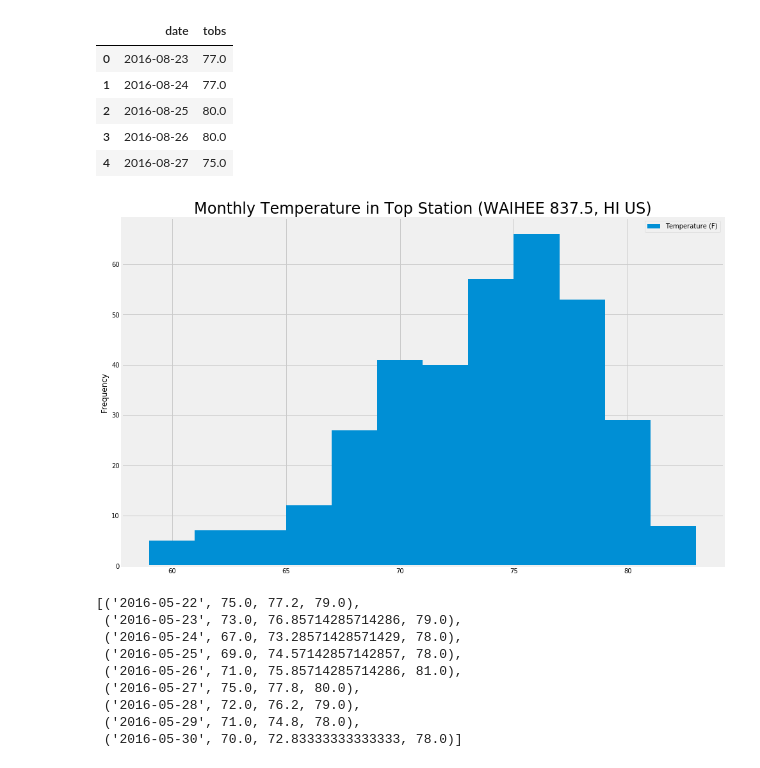
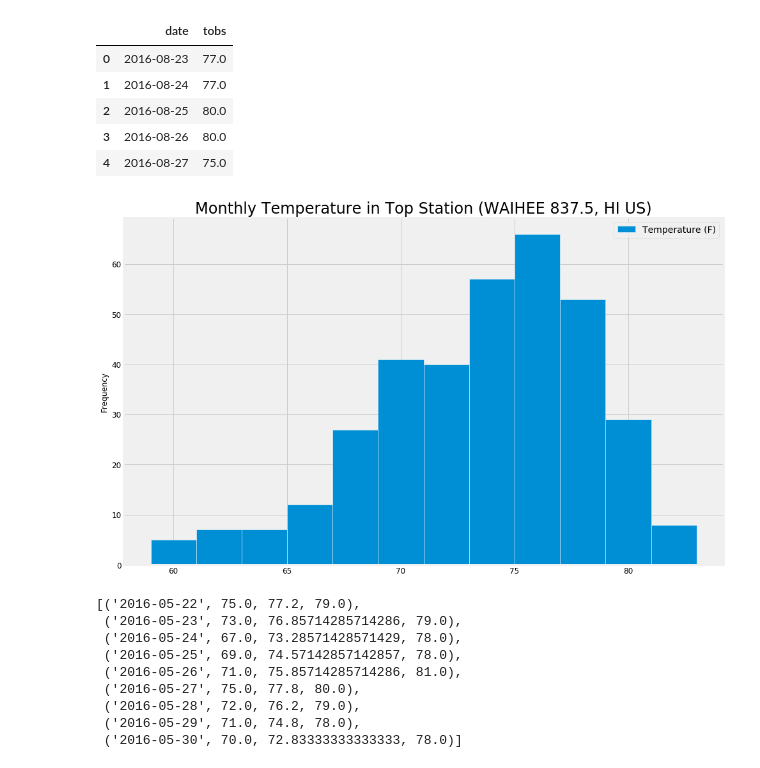
Before and after one commit to deottoni/Climate_Analysis, a Jupyter notebook: climate_analysis.ipynb, the cells around one changed output. Drawn from its saved outputs; the diff is of its cells as text; code cells hidden in the pictures.

```diff
--- a/climate_analysis.ipynb
+++ b/climate_analysis.ipynb
@@ -60,8 +60,15 @@ last_date = session.query(Measurement.date).order_by(Measurement.date.desc()).fi
 last_date
 # %% [output]
 ('2017-08-23')
+# %%
+# convert last date into dt item
+last_date_dt = pd.to_datetime(last_date)
+# last_date_dt
 # %%
-# calculate the date 1 year ago from the last data point in the database
-year_ago = dt.date(2017, 8, 23) - dt.timedelta(days=365)
-year_ago
+# calculate the date 1 year ago from the last date in the database
+year_ago = last_date_dt - dt.timedelta(days=365)
+
+# convert year ago to a string
+year_ago_str = year_ago.strftime("%Y-%m-%d")[0]
+year_ago_str
 # %% [output]
@@ -169,7 +180,7 @@ temperature_stats
 # Query the last 12 months of temperature observation data for this station and plot the results as a histogram
 temp_observed = session.query(Measurement.date,Measurement.tobs).\
     filter(Measurement.station == top_station_id).\
-    filter(Measurement.date >= year_ago).\
+    filter(Measurement.date >= year_ago_str).\
     all()
 # temp_observed
 # %%
@@ -186,11 +197,15 @@ top_station_temp_df.head()
 | 4 | 2016-08-27 | 75.0 |
 # %%
 # plot monthly temperature as a histogram
-top_station_temp_df["tobs"].hist(figsize=(15,10),bins=12,label="Temperature (F)")
+top_station_temp_df["tobs"].hist(figsize=(15,10),bins=12,label="Temperature (F)",edgecolor='w')
 plt.title("Monthly Temperature in Top Station ({})".format(top_station_name),fontsize=24)
 plt.ylabel("Frequency")
-plt.legend(loc="upper right")
+plt.legend(loc="upper right",fontsize=14)
+plt.xticks(fontsize=12)
+plt.yticks(fontsize=12)
+
+plt.savefig("my_images/monthly_temp_top_station.png")
 
 plt.show()
 # %% [output]
-[figure, old version]
+[figure, new version]
```
Also changed, not shown: parts of 17 cells of this notebook, 5 other files.
